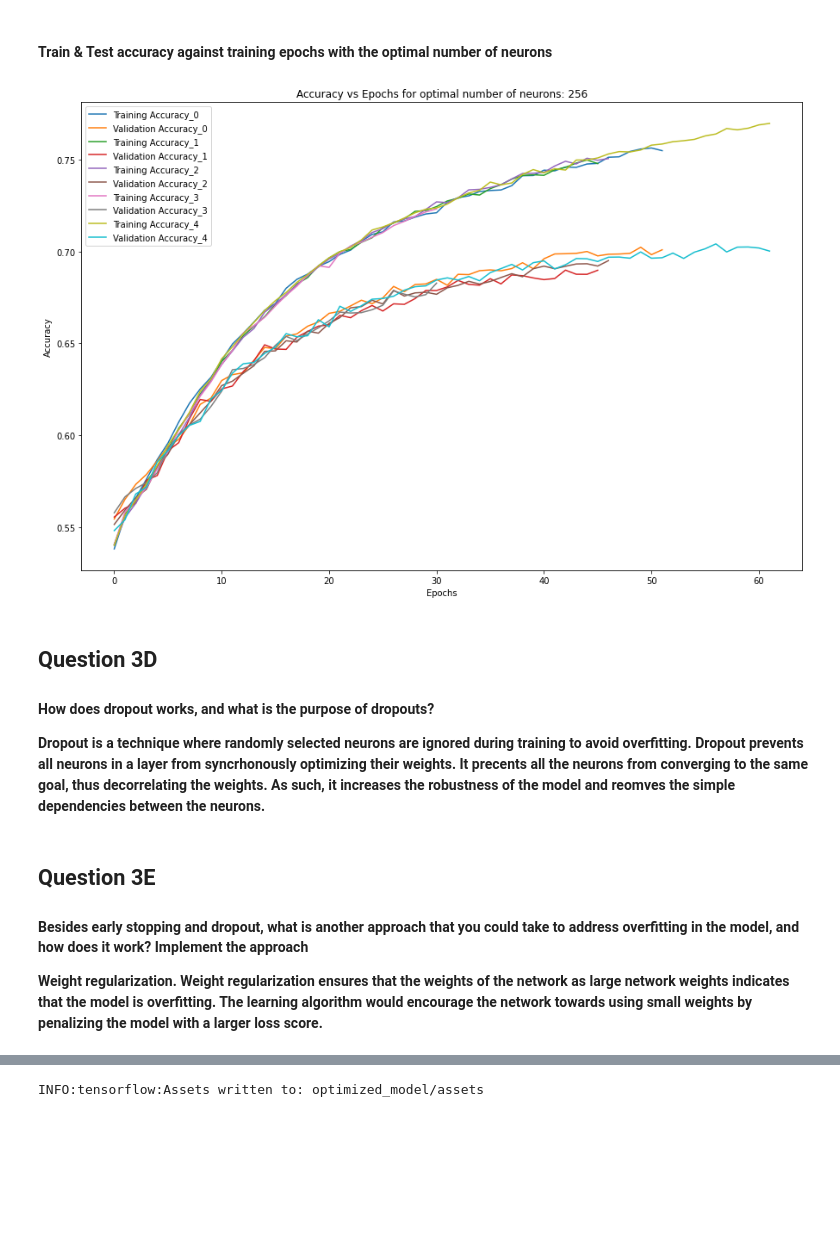
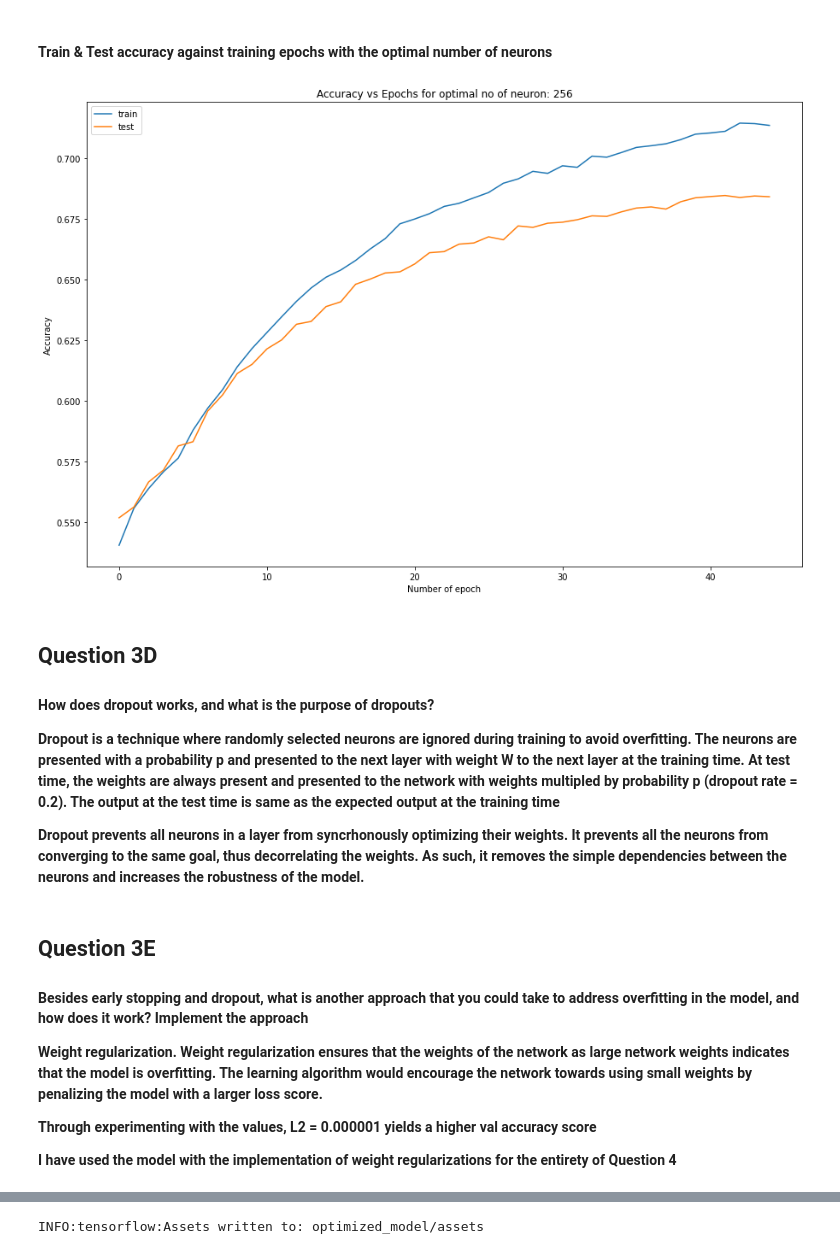
Before and after one commit to GxTeo/Prediction-of-HDB-Housing-Prices-with-Neural-Networks-, a Jupyter notebook: Assignment/PartA.ipynb, the cells around one changed output, grey strips where cells are left out. Drawn from its saved outputs; the diff is of its cells as text; code cells hidden in the pictures; blank space fills up the shorter version.

```diff
--- a/Assignment/PartA.ipynb
+++ b/Assignment/PartA.ipynb
@@ -374,8 +475,8 @@ for model_neurons in model_neurons_list:
         Q3_X_train, Q3_y_train  = Q3_X[train_idx], Q3_Y[train_idx]
         Q3_X_test, Q3_y_test = Q3_X[test_idx], Q3_Y[test_idx]
         Q3_model = Sequential([Dense(num_neurons_list[neurons_idx], activation='relu'),
-                        Dropout(0.2), Dense(num_neurons_list[neurons_idx], activation ='relu'),
-                        Dropout(0.2), Dense(num_neurons_list[neurons_idx], activation='relu'),
+                        Dropout(0.2), Dense(128, activation ='relu'),
+                        Dropout(0.2), Dense(128, activation='relu'),
                         Dropout(0.2), Dense(1, activation='sigmoid')])
 
         Q3_model.compile(optimizer='adam',
@@ -385,7 +486,7 @@ for model_neurons in model_neurons_list:
         Q3_history[model_neurons + model_fold[fold]] = Q3_model.fit(Q3_X_train, Q3_y_train,
                         batch_size = optimal_batch_size,
                         epochs=no_epochs,
-                        verbose=0,
+                        verbose=1,
                         use_multiprocessing=True,
                         validation_data=(Q3_X_test, Q3_y_test), callbacks=[callback, Q3_cb])
 
@@ -488,0 +630,17 @@ Optimal batch size: 128
+# %%
+Q3C_model = Sequential([Dense(optimal_no_neurons, activation='relu'),
+                Dropout(0.2), Dense(128, activation ='relu'),
+                Dropout(0.2), Dense(128, activation='relu'),
+                Dropout(0.2), Dense(1, activation='sigmoid')])
+
+Q3C_model.compile(optimizer='adam',
+            loss='binary_crossentropy',
+            metrics=['accuracy'])
+
+Q3C_history = {}
+Q3C_history["Q3C_model"] = Q3C_model.fit(X_train_scaled, y_train,
+                batch_size = optimal_batch_size,
+                epochs=no_epochs,
+                verbose=1,
+                use_multiprocessing=True,
+                validation_data=(X_test_scaled, y_test), callbacks=[callback, cb])
@@ -490,34 +666,29 @@ Optimal batch size: 128
 #### Train & Test accuracy against training epochs with the optimal number of neurons
 # %%
 plt_1 = plt.figure(figsize=(15, 10))
-fold = 0
-optimal_neuron_model = str(Q3_table_df.loc[optimal_no_neurons, "Model Neuron List"])
-
-Q3_legend_list = []
-
-while(fold<no_folds):
-
-    plt.plot(Q3_history[optimal_neuron_model + model_fold[fold]].history["accuracy"])
-    Q3_legend_list.append("Training Accuracy" + model_fold[fold])
-
-    plt.plot(Q3_history[optimal_neuron_model + model_fold[fold]].history["val_accuracy"])
-    Q3_legend_list.append("Validation Accuracy" + model_fold[fold])
-    fold+=1
-
-plt.legend(Q3_legend_list)
-plt.title('Accuracy vs Epochs for optimal number of neurons: ' + str(optimal_no_neurons))
+plt.plot(Q3C_history['Q3C_model'].history['accuracy'])
+plt.plot(Q3C_history['Q3C_model'].history['val_accuracy'])
+plt.title('Accuracy vs Epochs for optimal no of neuron: ' + str(optimal_no_neurons))
 plt.ylabel('Accuracy')
-plt.xlabel('Epochs')
+plt.xlabel('Number of epoch')
+plt.legend(['train', 'test'], loc='upper left')
 plt.show()
 # %% [output]
-[figure, old version]
+[figure, new version]
 # %% [markdown]
 ## Question 3D
 #### How does dropout works, and what is the purpose of dropouts?
 
-**Dropout is a technique where randomly selected neurons are ignored during training to avoid overfitting. Dropout prevents all neurons in a layer from syncrhonously optimizing their weights. It precents all the neurons from converging to the same goal, thus decorrelating the weights. As such, it increases the robustness of the model and reomves the simple dependencies between the neurons.**
+**Dropout is a technique where randomly selected neurons are ignored during training to avoid overfitting. The neurons are presented with a probability p and presented to the next layer with weight W to the next layer at the training time. At test time, the weights are always present and presented to the network with weights multipled by probability p (dropout rate = 0.2). The output at the test time is same as the expected output at the training time**
+
+
+**Dropout prevents all neurons in a layer from syncrhonously optimizing their weights. It prevents all the neurons from  converging to the same goal, thus decorrelating the weights. As such, it removes the simple dependencies between the neurons and increases the robustness of the model.**
 # %% [markdown]
 ## Question 3E
 #### Besides early stopping and dropout, what is another approach that you could take to address overfitting in the model, and how does it work? Implement the approach
 
 **Weight regularization. Weight regularization ensures that the weights of the network as large network weights indicates that the model is overfitting. The learning algorithm would encourage the network towards using small weights by penalizing the model with a larger loss score.**
+
+**Through experimenting with the values, L2 = 0.000001 yields a higher val accuracy score**
+
+**I have used the model with the implementation of weight regularizations for the entirety of Question 4**
```
Also changed, not shown: parts of 57 cells of this notebook.
